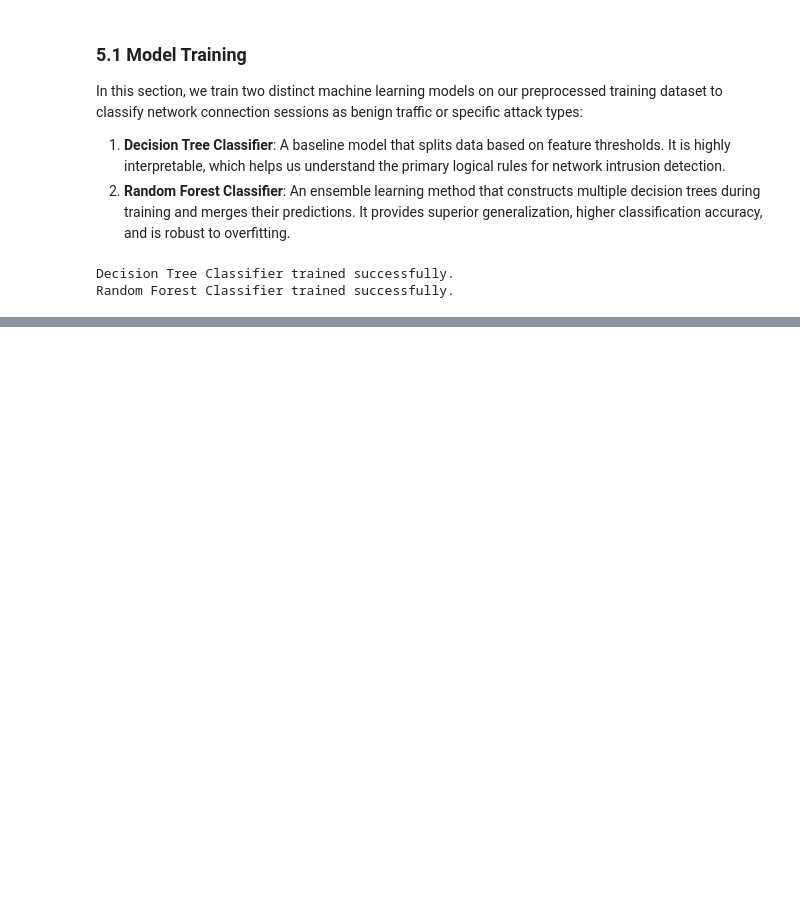
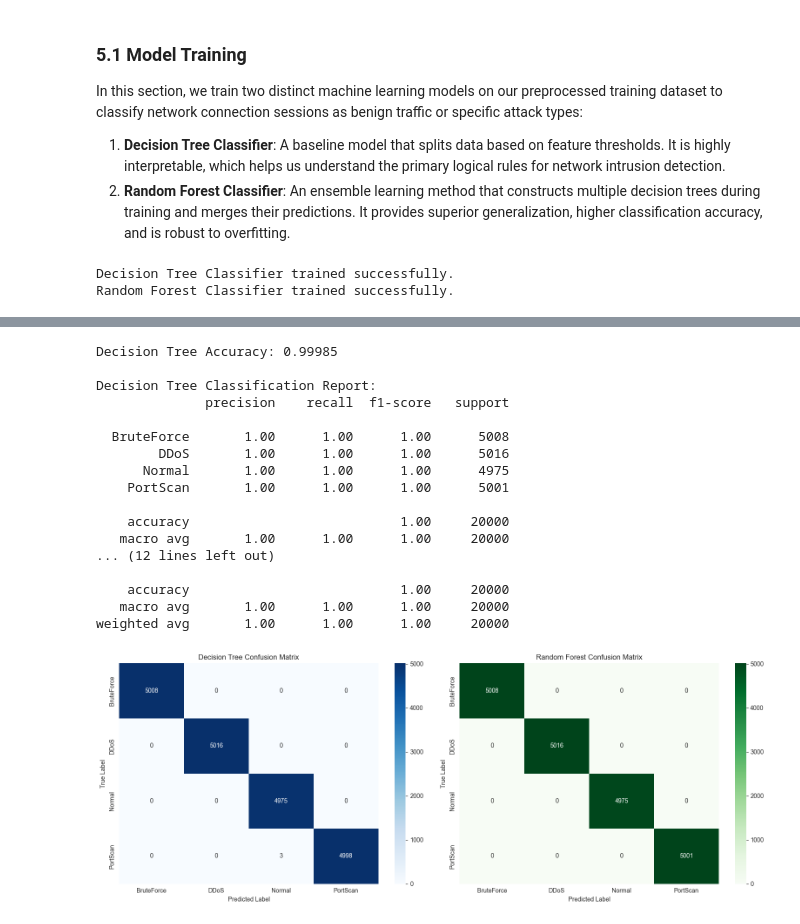
Before and after one commit to fathirrizkifadillah/Cyber-Security-Attack, a Jupyter notebook: main.ipynb, the cells around one changed output, grey strips where cells are left out. Cells and saved outputs as stored; diff of their text form; code cells hidden in the pictures; blank space fills up the shorter version.

Commit message:
5.2 Model Evaluation

```diff
--- a/main.ipynb
+++ b/main.ipynb
@@ -892,0 +904,62 @@ Random Forest Classifier trained successfully.
+# %%
+from sklearn.metrics import accuracy_score, classification_report, confusion_matrix
+
+dt_pred = dt_model.predict(X_test_scaled)
+rf_pred = rf_model.predict(X_test_scaled)
+
+print("Decision Tree Accuracy:", accuracy_score(y_test, dt_pred))
+print("\nDecision Tree Classification Report:")
+print(classification_report(y_test, dt_pred, target_names=le.classes_))
+
+print("\nRandom Forest Accuracy:", accuracy_score(y_test, rf_pred))
+print("\nRandom Forest Classification Report:")
+print(classification_report(y_test, rf_pred, target_names=le.classes_))
+
+fig, axes = plt.subplots(1, 2, figsize=(16, 6))
+
+dt_cm = confusion_matrix(y_test, dt_pred)
+sns.heatmap(dt_cm, annot=True, fmt="d", cmap="Blues", xticklabels=le.classes_, yticklabels=le.classes_, ax=axes[0])
+axes[0].set_title("Decision Tree Confusion Matrix")
+axes[0].set_xlabel("Predicted Label")
+axes[0].set_ylabel("True Label")
+
+rf_cm = confusion_matrix(y_test, rf_pred)
+sns.heatmap(rf_cm, annot=True, fmt="d", cmap="Greens", xticklabels=le.classes_, yticklabels=le.classes_, ax=axes[1])
+axes[1].set_title("Random Forest Confusion Matrix")
+axes[1].set_xlabel("Predicted Label")
+axes[1].set_ylabel("True Label")
+
+plt.tight_layout()
+
+filepath = os.path.join(
+    "img",
+    "Confusion Matrix of Classification Models.png"
+)
+
+plt.savefig(
+    filepath,
+    dpi=300,
+    bbox_inches="tight",
+    facecolor="white"
+)
+
+plt.show()
+# %% [output]
+Decision Tree Accuracy: 0.99985
+
+Decision Tree Classification Report:
+              precision    recall  f1-score   support
+
+  BruteForce       1.00      1.00      1.00      5008
+        DDoS       1.00      1.00      1.00      5016
+      Normal       1.00      1.00      1.00      4975
+    PortScan       1.00      1.00      1.00      5001
+
+    accuracy                           1.00     20000
+   macro avg       1.00      1.00      1.00     20000
+... (12 lines left out)
+
+    accuracy                           1.00     20000
+   macro avg       1.00      1.00      1.00     20000
+weighted avg       1.00      1.00      1.00     20000
+[figure, added]
```
Also changed, not shown: parts of 1 cell of this notebook, 1 other file.
